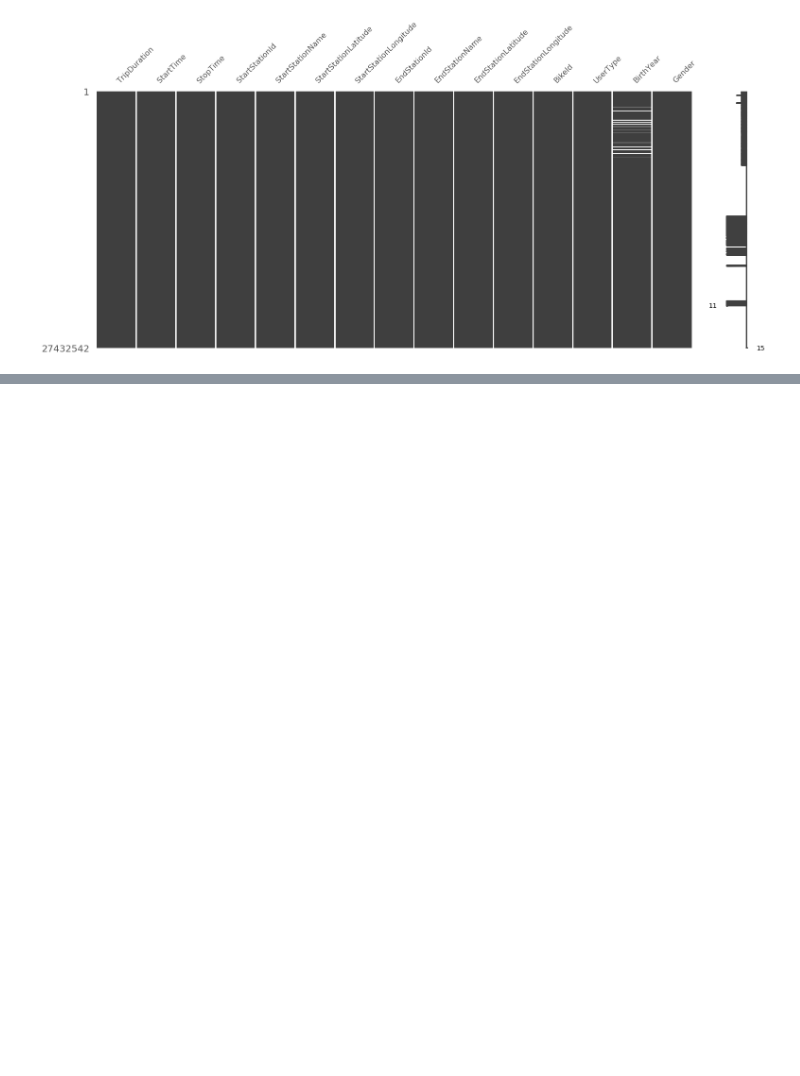
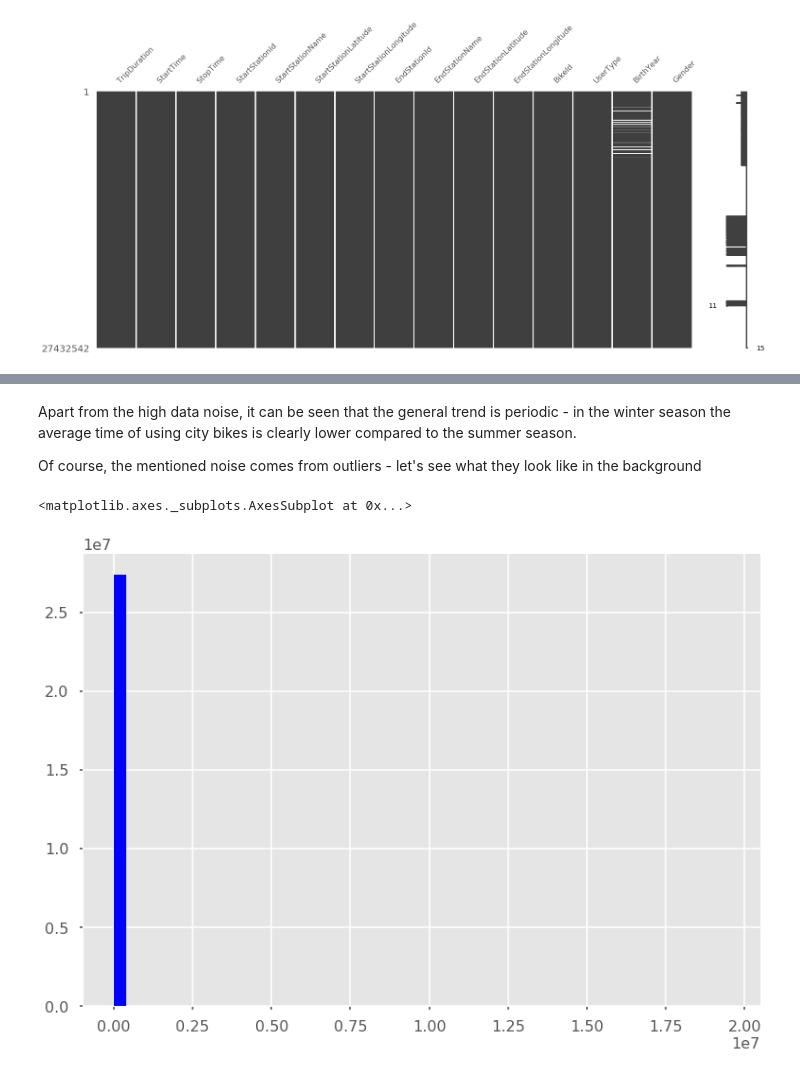
Before and after one commit to BlooAM/BikeCityShare, a Jupyter notebook: CityBikeShare.ipynb, the cells around one changed output, grey strips where cells are left out. Drawn from its saved outputs; the diff is of its cells as text; code cells hidden in the pictures; blank space fills up the shorter version.

```diff
--- a/CityBikeShare.ipynb
+++ b/CityBikeShare.ipynb
@@ -404,0 +405,9 @@ Name: TripDuration, dtype: float64
+# %% [markdown]
+Apart from the high data noise, it can be seen that the general trend is periodic - in the winter season the average time of using city bikes is clearly lower compared to the summer season.
+
+Of course, the mentioned noise comes from outliers - let's see what they look like in the background
+# %%
+data['TripDuration'].hist(bins=50, color='blue')
+# %% [output]
+<matplotlib.axes._subplots.AxesSubplot at 0x...>
+[figure, added]
```
Also changed, not shown: parts of 16 cells of this notebook.
